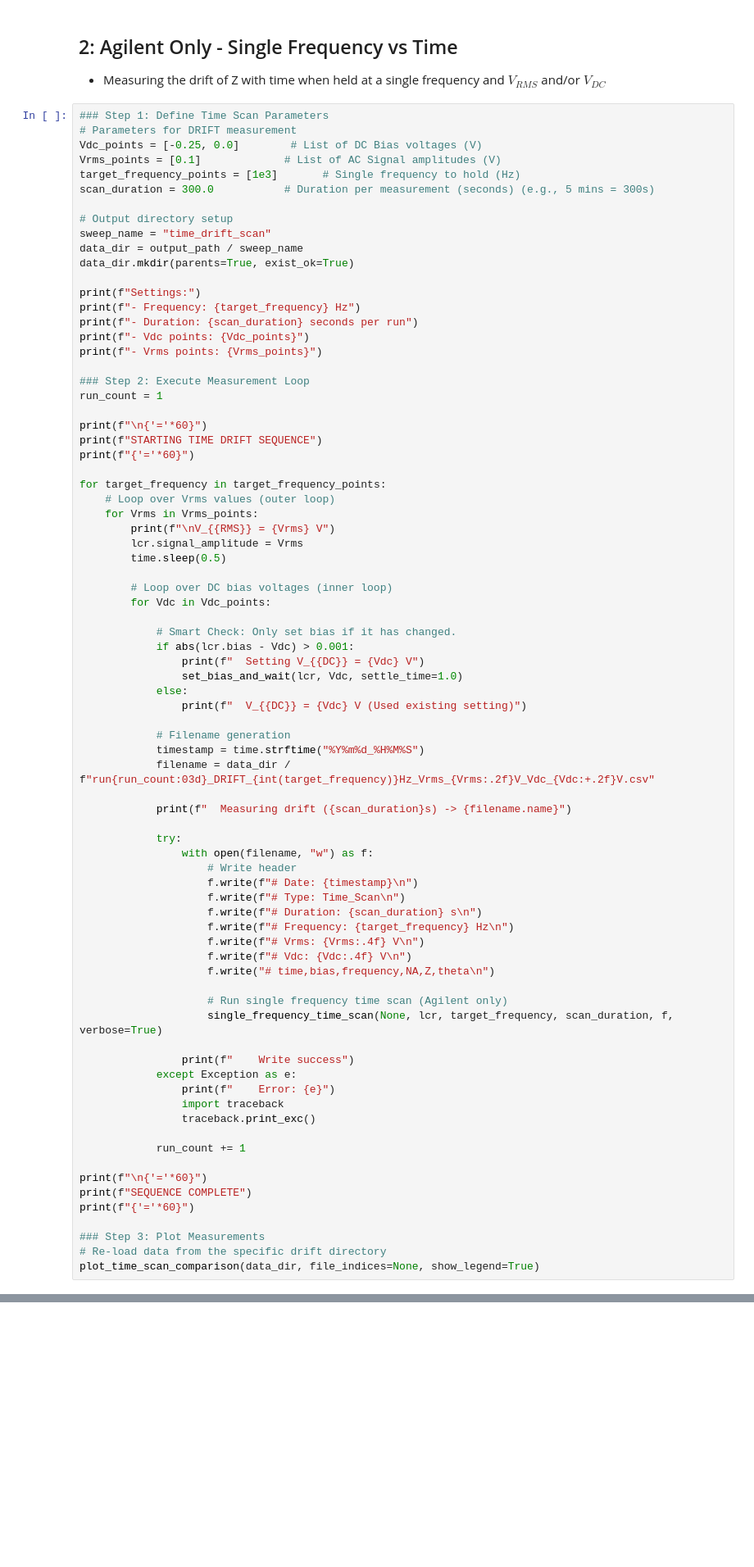
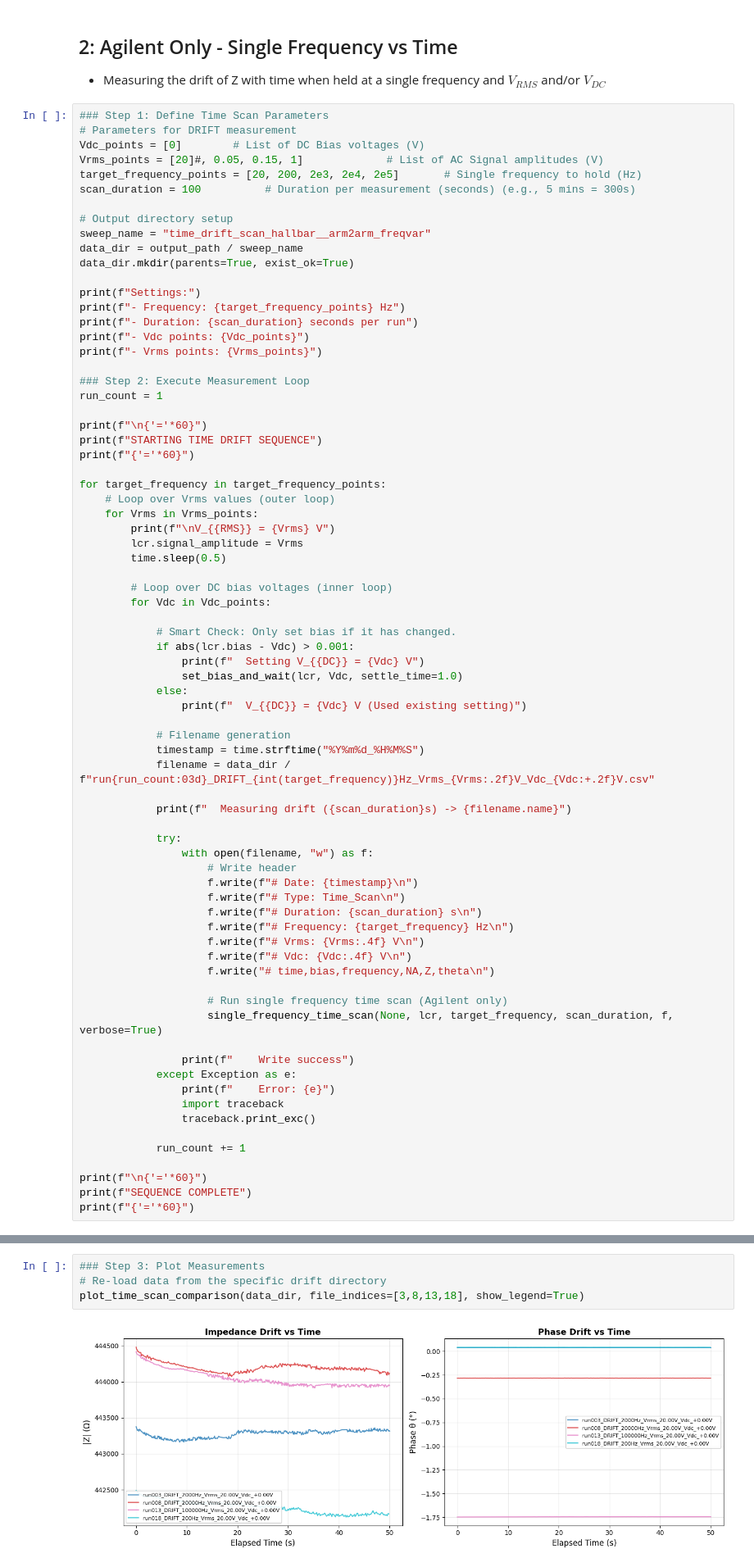
Before and after one commit to hc3413/Instrument_Control_Python, a Jupyter notebook: Jupyter Scripts/Agilent_Control.ipynb, the cells around one changed output, grey strips where cells are left out. Shown at 82% size. Drawn from its saved outputs; the diff is of its cells as text; blank space fills up the shorter version.

```diff
--- a/Jupyter Scripts/Agilent_Control.ipynb
+++ b/Jupyter Scripts/Agilent_Control.ipynb
@@ -205,18 +232,18 @@ fig, axes, datasets = plot_all_measurements(output_path, pattern="run*.csv", fil
 # %%
 ### Step 1: Define Time Scan Parameters
 # Parameters for DRIFT measurement
-Vdc_points = [-0.25, 0.0]        # List of DC Bias voltages (V)
-Vrms_points = [0.1]             # List of AC Signal amplitudes (V)
-target_frequency_points = [1e3]       # Single frequency to hold (Hz)
-scan_duration = 300.0           # Duration per measurement (seconds) (e.g., 5 mins = 300s)
+Vdc_points = [0]        # List of DC Bias voltages (V)
+Vrms_points = [20]#, 0.05, 0.15, 1]             # List of AC Signal amplitudes (V)
+target_frequency_points = [20, 200, 2e3, 2e4, 2e5]       # Single frequency to hold (Hz)
+scan_duration = 100          # Duration per measurement (seconds) (e.g., 5 mins = 300s)
 
 # Output directory setup
-sweep_name = "time_drift_scan"
+sweep_name = "time_drift_scan_hallbar__arm2arm_freqvar"
 data_dir = output_path / sweep_name
 data_dir.mkdir(parents=True, exist_ok=True)
 
 print(f"Settings:")
-print(f"- Frequency: {target_frequency} Hz")
+print(f"- Frequency: {target_frequency_points} Hz")
 print(f"- Duration: {scan_duration} seconds per run")
 print(f"- Vdc points: {Vdc_points}")
 print(f"- Vrms points: {Vrms_points}")
@@ -276,7 +303,3 @@ for target_frequency in target_frequency_points:
 print(f"\n{'='*60}")
 print(f"SEQUENCE COMPLETE")
 print(f"{'='*60}")
-
-### Step 3: Plot Measurements
-# Re-load data from the specific drift directory
-plot_time_scan_comparison(data_dir, file_indices=None, show_legend=True)
@@ -283,3 +324,9 @@ plot_time_scan_comparison(data_dir, file_indices=None, show_legend=True)
+# %%
+### Step 3: Plot Measurements
+# Re-load data from the specific drift directory
+plot_time_scan_comparison(data_dir, file_indices=[3,8,13,18], show_legend=True)
+# %% [output]
+[figure, added]
 # %% [markdown]
 ## Plotting
 # %%
```
Also changed, not shown: parts of 9 cells of this notebook, 1 other file.
